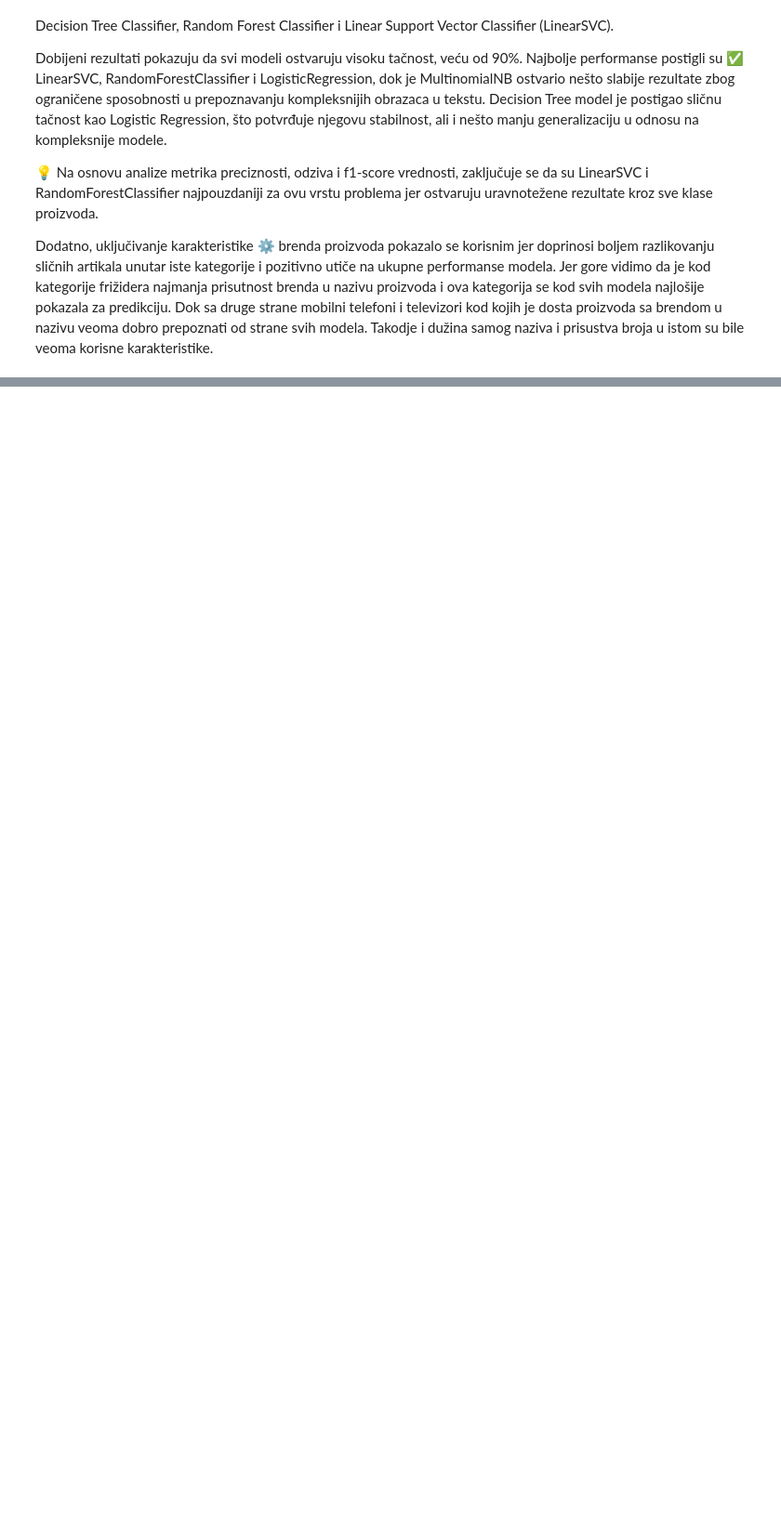
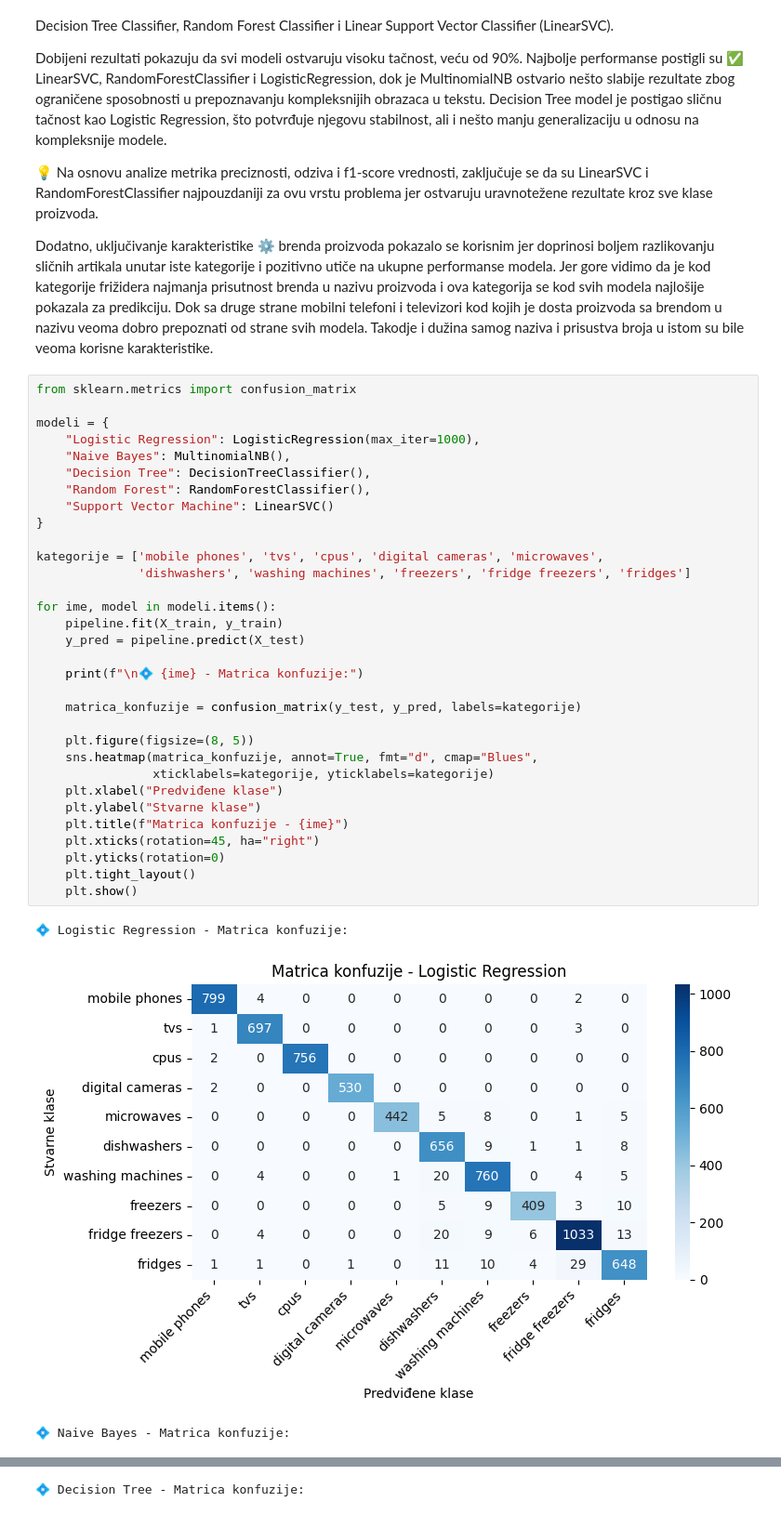
Before and after one commit to dijanaperovic/Predikcija-kategorije-proizvoda-na-osnovu-naslova, a Jupyter notebook: predikcija_kategorije_proizvoda.ipynb, the cells around one changed output, grey strips where cells are left out. Shown at 93% size. Drawn from its saved outputs; the diff is of its cells as text; blank space fills up the shorter version.

Commit message:
Formiranje matrica konfuzije za svaki model i treniranje i čuvanje modela koji se najbolje pokazao po metrikama

```diff
--- a/predikcija_kategorije_proizvoda.ipynb
+++ b/predikcija_kategorije_proizvoda.ipynb
@@ -261,3 +261,39 @@ Dobijeni rezultati pokazuju da svi modeli ostvaruju visoku tačnost, veću od 90
 💡 Na osnovu analize metrika preciznosti, odziva i f1-score vrednosti, zaključuje se da su LinearSVC i RandomForestClassifier najpouzdaniji za ovu vrstu problema jer ostvaruju uravnotežene rezultate kroz sve klase proizvoda.
 
 Dodatno, uključivanje karakteristike ⚙️ brenda proizvoda pokazalo se korisnim jer doprinosi boljem razlikovanju sličnih artikala unutar iste kategorije i pozitivno utiče na ukupne performanse modela. Jer gore vidimo da je kod kategorije frižidera najmanja prisutnost brenda u nazivu proizvoda i ova kategorija se kod svih modela najlošije pokazala za predikciju. Dok sa druge strane mobilni telefoni i televizori kod kojih je dosta proizvoda sa brendom u nazivu veoma dobro prepoznati od strane svih modela. Takodje i dužina samog naziva i prisustva broja u istom su bile veoma korisne karakteristike.
+# %%
+from sklearn.metrics import confusion_matrix
+
+modeli = {
+    "Logistic Regression": LogisticRegression(max_iter=1000),
+    "Naive Bayes": MultinomialNB(),
+    "Decision Tree": DecisionTreeClassifier(),
+    "Random Forest": RandomForestClassifier(),
+    "Support Vector Machine": LinearSVC()
+}
+
+kategorije = ['mobile phones', 'tvs', 'cpus', 'digital cameras', 'microwaves',
+              'dishwashers', 'washing machines', 'freezers', 'fridge freezers', 'fridges']
+
+for ime, model in modeli.items():
+    pipeline.fit(X_train, y_train)
+    y_pred = pipeline.predict(X_test)
+
+    print(f"\n💠 {ime} - Matrica konfuzije:")
+
+    matrica_konfuzije = confusion_matrix(y_test, y_pred, labels=kategorije)
+
+    plt.figure(figsize=(8, 5))
+    sns.heatmap(matrica_konfuzije, annot=True, fmt="d", cmap="Blues",
+                xticklabels=kategorije, yticklabels=kategorije)
+    plt.xlabel("Predviđene klase")
+    plt.ylabel("Stvarne klase")
+    plt.title(f"Matrica konfuzije - {ime}")
+    plt.xticks(rotation=45, ha="right")
+    plt.yticks(rotation=0)
+    plt.tight_layout()
+    plt.show()
+# %% [output]
+💠 Logistic Regression - Matrica konfuzije:
+[figure, added]
+💠 Naive Bayes - Matrica konfuzije:
@@ -263,0 +301 @@ Dodatno, uključivanje karakteristike ⚙️ brenda proizvoda pokazalo se korisn
+💠 Decision Tree - Matrica konfuzije:
```
Also changed, not shown: parts of 2 cells of this notebook.
